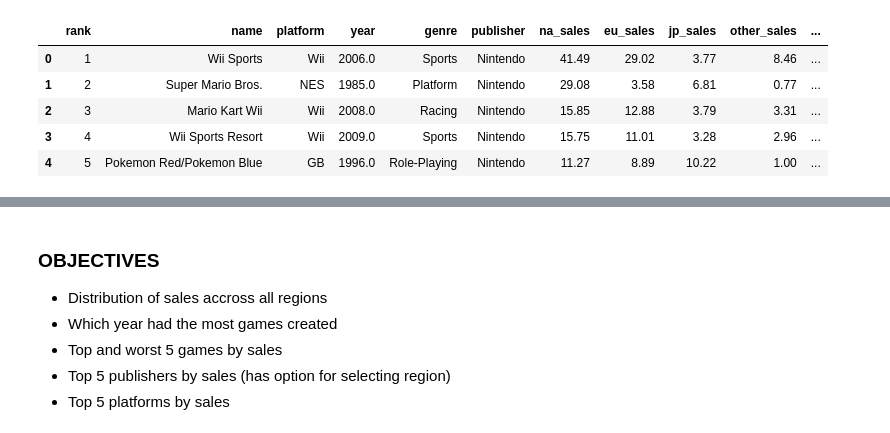
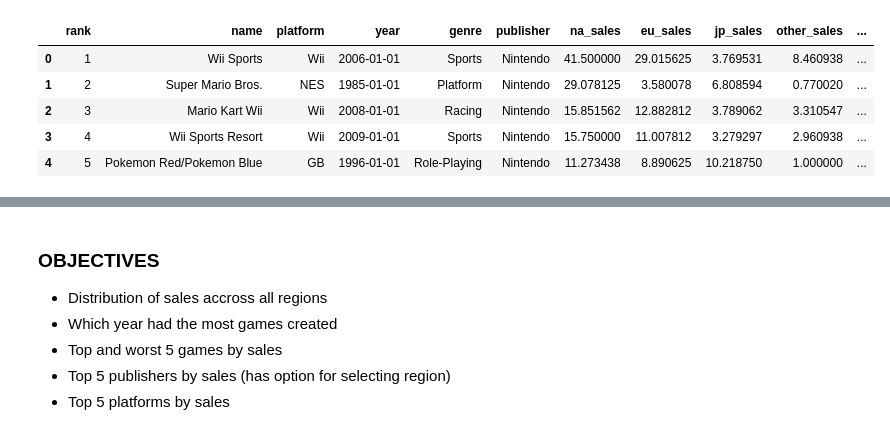
Before and after one commit to danielafriyie/ds_projects, a Jupyter notebook: video games sales/eda.ipynb, the cells around one changed output, grey strips where cells are left out. Saved outputs shown, nothing was run; the diff lists cells and outputs as text; code cells hidden in the pictures.

Commit message:
finished eda on video game sales dataset

```diff
--- a/video games sales/eda.ipynb
+++ b/video games sales/eda.ipynb
@@ -9,12 +9,31 @@ sns.set(style='whitegrid')
 rcParams['figure.figsize'] = 12, 7
+# %%
+def to_date(x):
+    try:
+        year = int(x)
+        return f"1-1-{year}"
+    except ValueError:
+        pass
+# %%
+dtype_dict = {
+    'na_sales': np.float16,
+    'eu_sales': np.float16,
+    'jp_sales': np.float16,
+    'other_sales': np.float16,
+    'global_sales': np.float16,
+    'rank': np.int16
+}
 # %%
 df = pd.read_csv('vgsales.csv')
 df.columns = map(str.lower, df.columns)
+df['year'] = df['year'].apply(to_date)
+df['year'] = pd.to_datetime(df['year'])
+df = df.astype(dtype_dict)
 df.head()
 # %% [output]
 |  | rank | name | platform | year | genre | publisher | na_sales | eu_sales | jp_sales | other_sales | ... |
-| 0 | 1 | Wii Sports | Wii | 2006.0 | Sports | Nintendo | 41.49 | 29.02 | 3.77 | 8.46 | ... |
-| 1 | 2 | Super Mario Bros. | NES | 1985.0 | Platform | Nintendo | 29.08 | 3.58 | 6.81 | 0.77 | ... |
-| 2 | 3 | Mario Kart Wii | Wii | 2008.0 | Racing | Nintendo | 15.85 | 12.88 | 3.79 | 3.31 | ... |
-| 3 | 4 | Wii Sports Resort | Wii | 2009.0 | Sports | Nintendo | 15.75 | 11.01 | 3.28 | 2.96 | ... |
-| 4 | 5 | Pokemon Red/Pokemon Blue | GB | 1996.0 | Role-Playing | Nintendo | 11.27 | 8.89 | 10.22 | 1.00 | ... |
+| 0 | 1 | Wii Sports | Wii | 2006-01-01 | Sports | Nintendo | 41.500000 | 29.015625 | 3.769531 | 8.460938 | ... |
+| 1 | 2 | Super Mario Bros. | NES | 1985-01-01 | Platform | Nintendo | 29.078125 | 3.580078 | 6.808594 | 0.770020 | ... |
+| 2 | 3 | Mario Kart Wii | Wii | 2008-01-01 | Racing | Nintendo | 15.851562 | 12.882812 | 3.789062 | 3.310547 | ... |
+| 3 | 4 | Wii Sports Resort | Wii | 2009-01-01 | Sports | Nintendo | 15.750000 | 11.007812 | 3.279297 | 2.960938 | ... |
+| 4 | 5 | Pokemon Red/Pokemon Blue | GB | 1996-01-01 | Role-Playing | Nintendo | 11.273438 | 8.890625 | 10.218750 | 1.000000 | ... |
```
Also changed, not shown: parts of 16 cells of this notebook.
